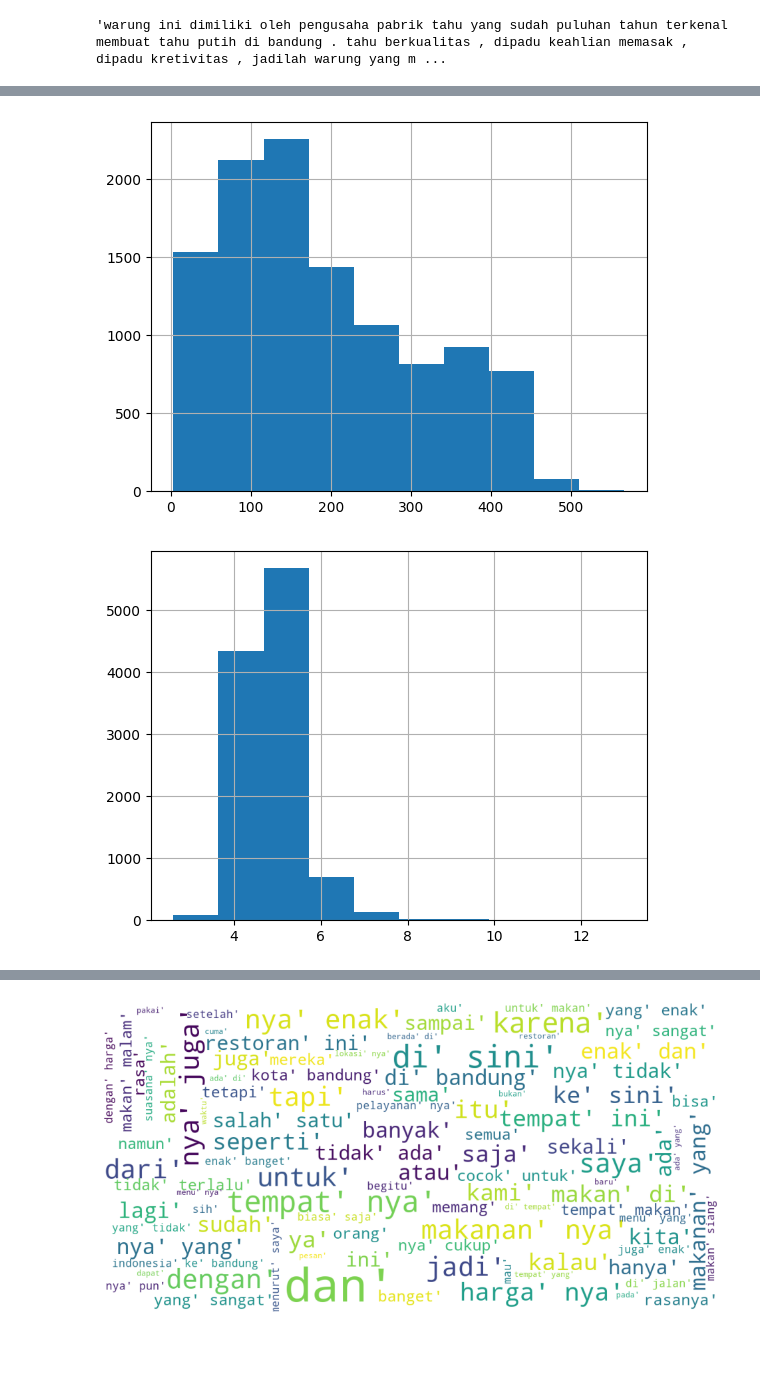
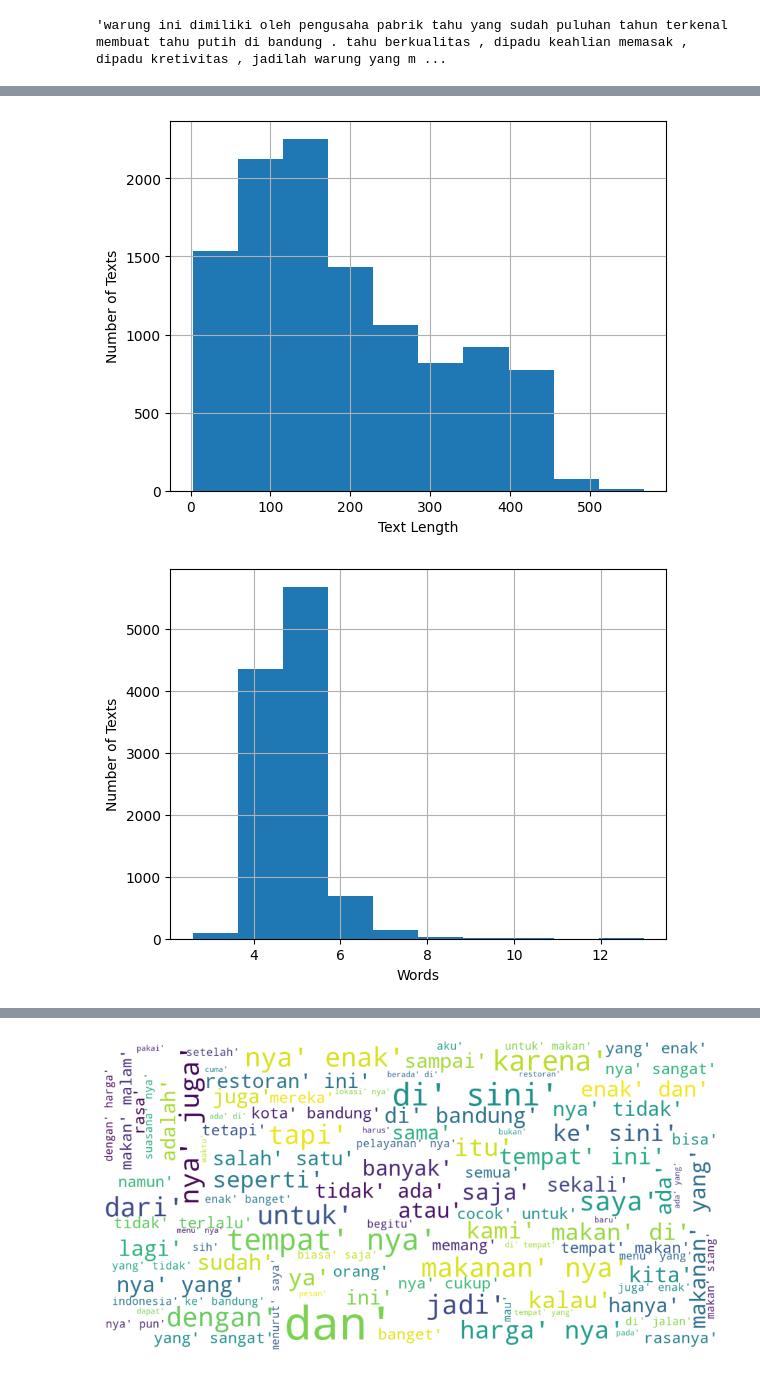
Before and after one commit to Mehmed13/traditional_ml_nlp, a Jupyter notebook: text_classification.ipynb, the cells around one changed output, grey strips where cells are left out. Saved outputs shown, nothing was run; the diff lists cells and outputs as text; code cells hidden in the pictures; blank space fills up the shorter version.

```diff
--- a/text_classification.ipynb
+++ b/text_classification.ipynb
@@ -96,17 +102,21 @@ Text(0, 0.5, 'Number of Texts')
 [figure]
 # %%
 train_data["text"].str.len().hist()
+plt.xlabel('Text Length')
+plt.ylabel('Number of Texts')
 plt.show()
 # %% [output]
-[figure, old version]
+[figure, new version]
 # %%
 train_data['text'].str.split() \
     .apply(lambda x : [len(i) for i in x]). \
    map(lambda x: np.mean(x)).hist()
 
+plt.xlabel('Words')
+plt.ylabel('Number of Texts')
 plt.show()
 # %% [output]
-[figure, old version]
+[figure, new version]
 # %%
 corpus=[]
 data = train_data['text'].str.split()
```
Also changed, not shown: parts of 18 cells of this notebook, 1 other file.
